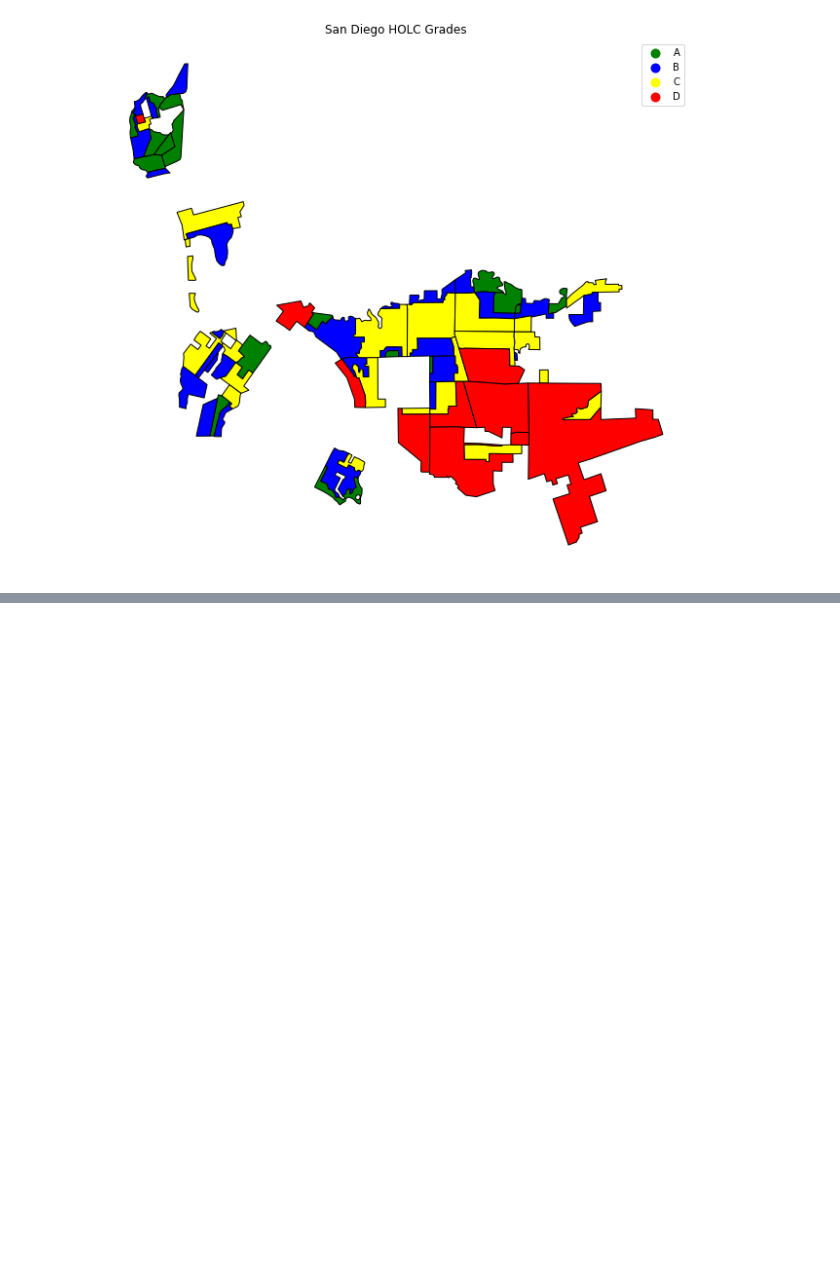
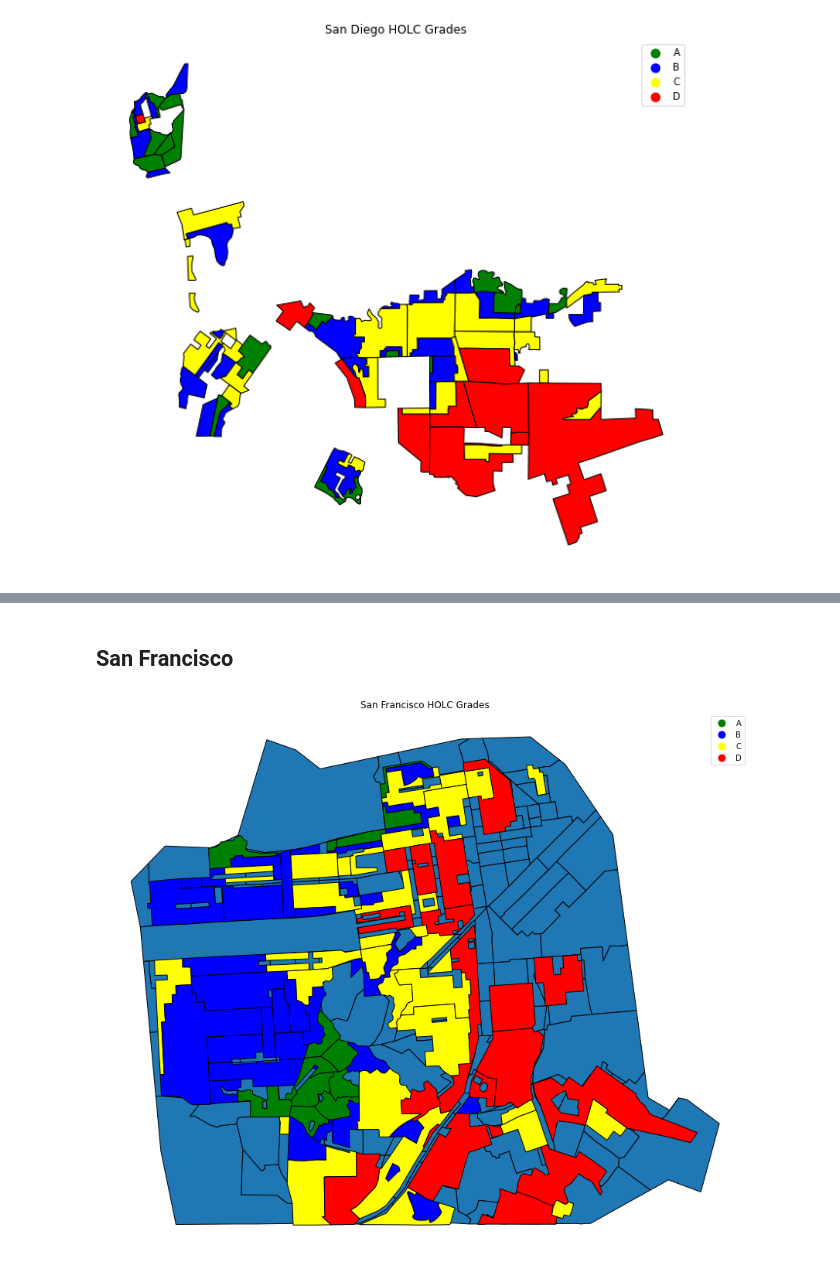
Before and after one commit to ds-modules/espm-c167, a Jupyter notebook: Lab2-Draft/Rebekah-Soc88/HOLC_espm.ipynb, the cells around one changed output, grey strips where cells are left out. Cells and saved outputs as stored; diff of their text form; code cells hidden in the pictures; blank space fills up the shorter version.

```diff
--- a/Lab2-Draft/Rebekah-Soc88/HOLC_espm.ipynb
+++ b/Lab2-Draft/Rebekah-Soc88/HOLC_espm.ipynb
@@ -113,0 +171,19 @@ plt.axis('off');
+# %% [markdown]
+## San Francisco
+# %%
+sf_county_1 = census2000[census2000['COUNTY']=='075']
+
+
+geometries_str = sf_county_1['geometry'].apply(lambda x: x.wkt).values
+sf_county_2 = sf_county_1[['-123' not in i for i in geometries_str]]
+
+geometries_str_2 = sf_county_2['geometry'].apply(lambda x: x.wkt).values
+sf_county_3 = sf_county_2[['37.82' not in i for i in geometries_str_2]]
+base = sf_county_3.plot(figsize=(15, 15))
+
+sf = gpd.read_file('holc_sf')
+sf.plot(ax =base, column = 'holc_grade', cmap = holc_cmap, legend = True, figsize=[18, 10])
+plt.title('San Francisco HOLC Grades')
+plt.axis('off');
+# %% [output]
+[figure, added]
```
Also changed, not shown: parts of 15 cells of this notebook.
